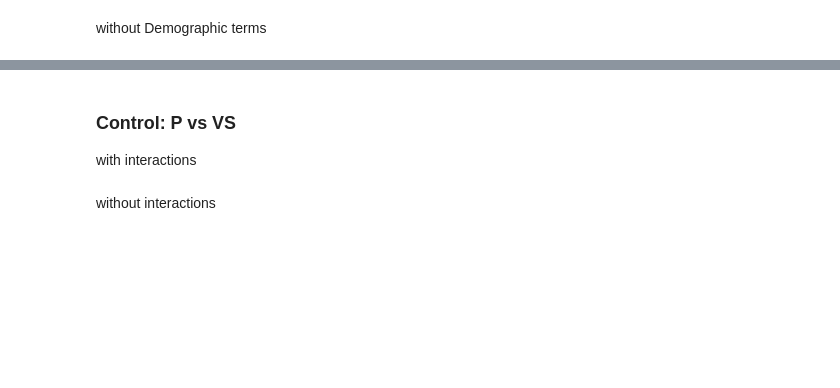
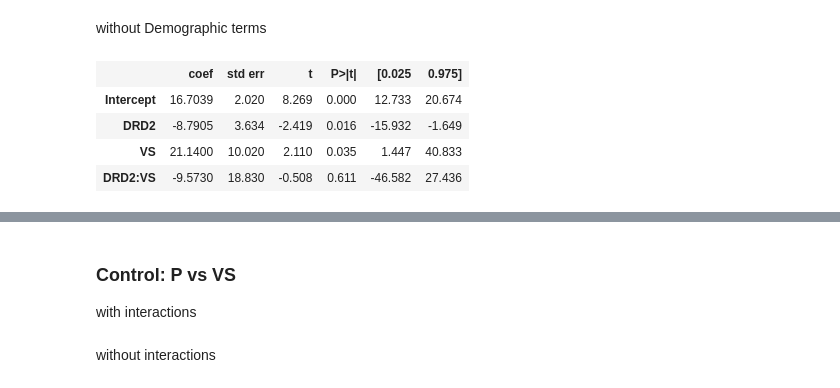
Before and after one commit to cbanuelos/DRD2_Abnormal_Learning, a Jupyter notebook: DataAnalysis.ipynb, the cells around one changed output, grey strips where cells are left out. Saved outputs shown, nothing was run; the diff lists cells and outputs as text; code cells hidden in the pictures; blank space fills up the shorter version.

```diff
--- a/DataAnalysis.ipynb
+++ b/DataAnalysis.ipynb
@@ -317,3 +375,16 @@ abnormal_predictions = lm_abnormal_simple.predict(x_inter)
+# %%
+target = pd.DataFrame(data.P, columns=['P'])
+x = pd.DataFrame(data, columns=['DRD2','VS'])
+y = target['P']
+results = smf.ols(formula='P ~ DRD2 + VS + DRD2 * VS',data=data).fit()
+
+HTML(results.summary().tables[1].as_html())
+# %% [output]
+|  | coef | std err | t | P>|t| | [0.025 | 0.975] |
+| Intercept | 16.7039 | 2.020 | 8.269 | 0.000 | 12.733 | 20.674 |
+| DRD2 | -8.7905 | 3.634 | -2.419 | 0.016 | -15.932 | -1.649 |
+| VS | 21.1400 | 10.020 | 2.110 | 0.035 | 1.447 | 40.833 |
+| DRD2:VS | -9.5730 | 18.830 | -0.508 | 0.611 | -46.582 | 27.436 |
 # %%
 columns = ['VS', 'Age', 'Female', 'VS*Age', 'Age*Female', 'Female*VS', 'Intercept']
 
```
Also changed, not shown: parts of 17 cells of this notebook, 1 other file.
